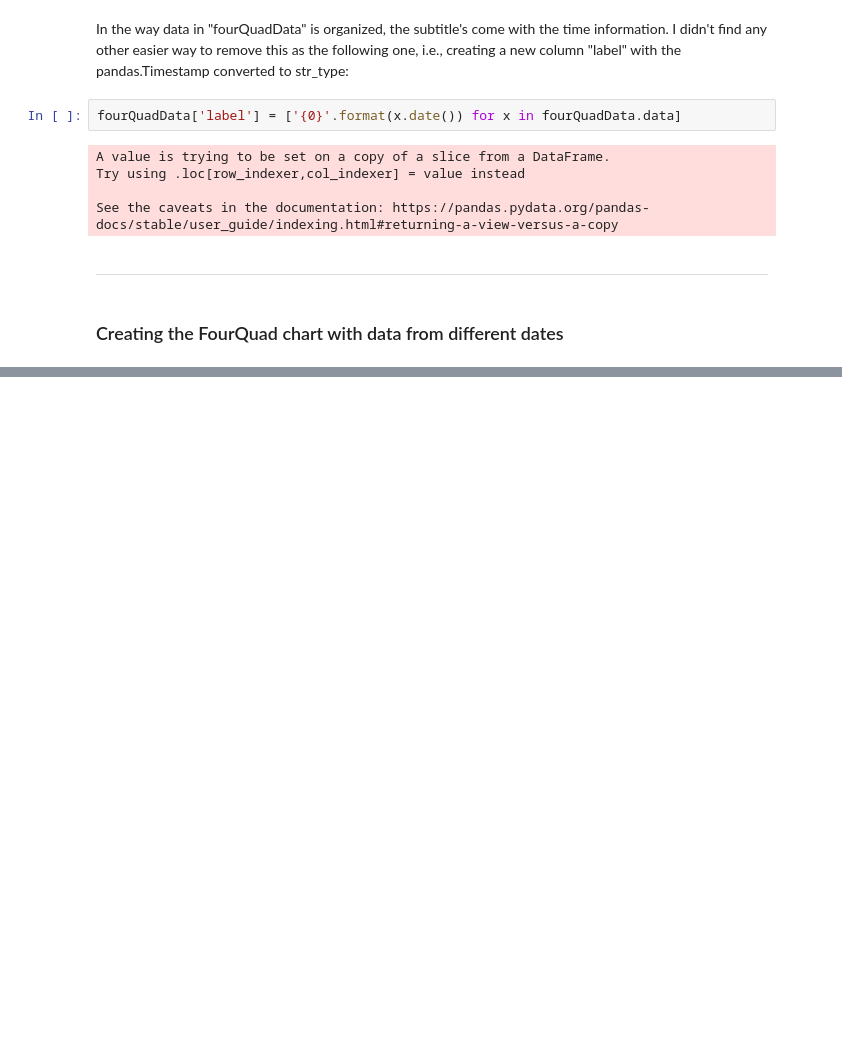
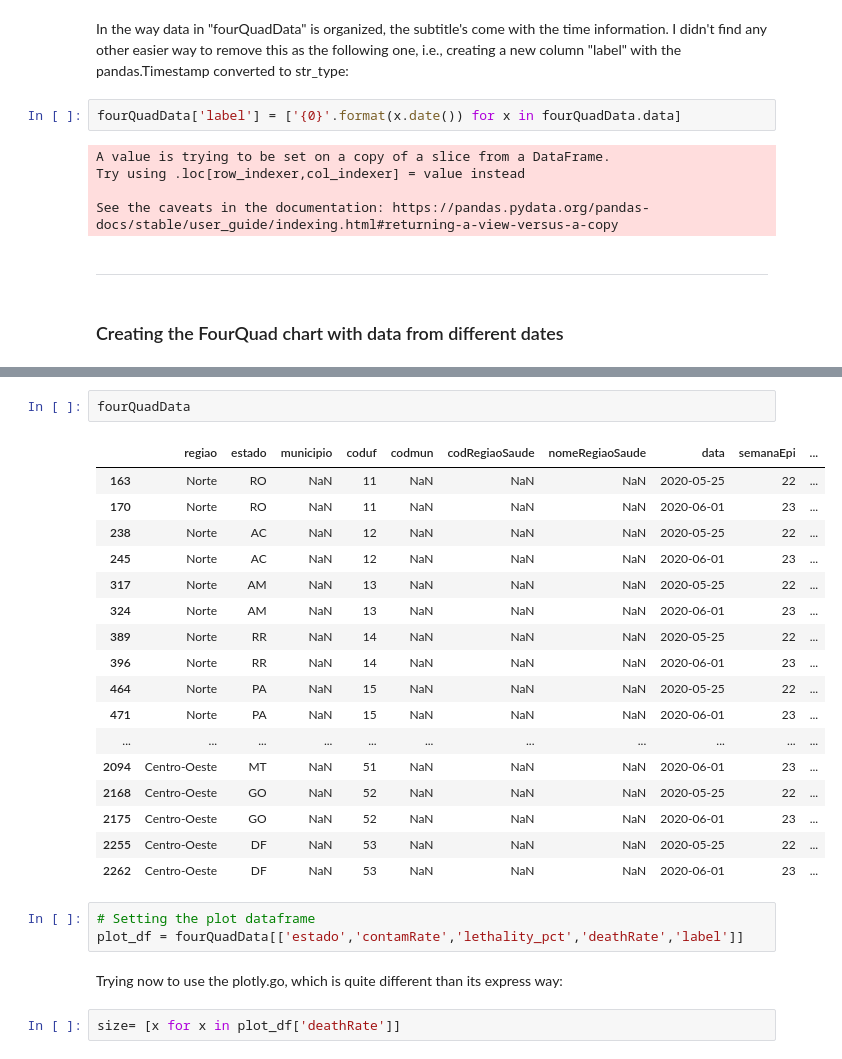
Before and after one commit to tbnsilveira/epidemic_BRdata, a Jupyter notebook: data_acquisition/Brazilian_Ministry_of_Health_COVID19data.ipynb, the cells around one changed output, grey strips where cells are left out. Drawn from its saved outputs; the diff is of its cells as text; blank space fills up the shorter version.

```diff
--- a/data_acquisition/Brazilian_Ministry_of_Health_COVID19data.ipynb
+++ b/data_acquisition/Brazilian_Ministry_of_Health_COVID19data.ipynb
@@ -983,0 +1281,27 @@ fig2.show()
+# %%
+fourQuadData
+# %% [output]
+|  | regiao | estado | municipio | coduf | codmun | codRegiaoSaude | nomeRegiaoSaude | data | semanaEpi | ... |
+| 163 | Norte | RO | NaN | 11 | NaN | NaN | NaN | 2020-05-25 | 22 | ... |
+| 170 | Norte | RO | NaN | 11 | NaN | NaN | NaN | 2020-06-01 | 23 | ... |
+| 238 | Norte | AC | NaN | 12 | NaN | NaN | NaN | 2020-05-25 | 22 | ... |
+| 245 | Norte | AC | NaN | 12 | NaN | NaN | NaN | 2020-06-01 | 23 | ... |
+| 317 | Norte | AM | NaN | 13 | NaN | NaN | NaN | 2020-05-25 | 22 | ... |
+| 324 | Norte | AM | NaN | 13 | NaN | NaN | NaN | 2020-06-01 | 23 | ... |
+| 389 | Norte | RR | NaN | 14 | NaN | NaN | NaN | 2020-05-25 | 22 | ... |
+| 396 | Norte | RR | NaN | 14 | NaN | NaN | NaN | 2020-06-01 | 23 | ... |
+| 464 | Norte | PA | NaN | 15 | NaN | NaN | NaN | 2020-05-25 | 22 | ... |
+| 471 | Norte | PA | NaN | 15 | NaN | NaN | NaN | 2020-06-01 | 23 | ... |
+| ... | ... | ... | ... | ... | ... | ... | ... | ... | ... | ... |
+| 2094 | Centro-Oeste | MT | NaN | 51 | NaN | NaN | NaN | 2020-06-01 | 23 | ... |
+| 2168 | Centro-Oeste | GO | NaN | 52 | NaN | NaN | NaN | 2020-05-25 | 22 | ... |
+| 2175 | Centro-Oeste | GO | NaN | 52 | NaN | NaN | NaN | 2020-06-01 | 23 | ... |
+| 2255 | Centro-Oeste | DF | NaN | 53 | NaN | NaN | NaN | 2020-05-25 | 22 | ... |
+| 2262 | Centro-Oeste | DF | NaN | 53 | NaN | NaN | NaN | 2020-06-01 | 23 | ... |
+# %%
+# Setting the plot dataframe
+plot_df = fourQuadData[['estado','contamRate','lethality_pct','deathRate','label']]
+# %% [markdown]
+Trying now to use the plotly.go, which is quite different than its express way:
+# %%
+size= [x for x in plot_df['deathRate']]
```
Also changed, not shown: parts of 24 cells of this notebook.
